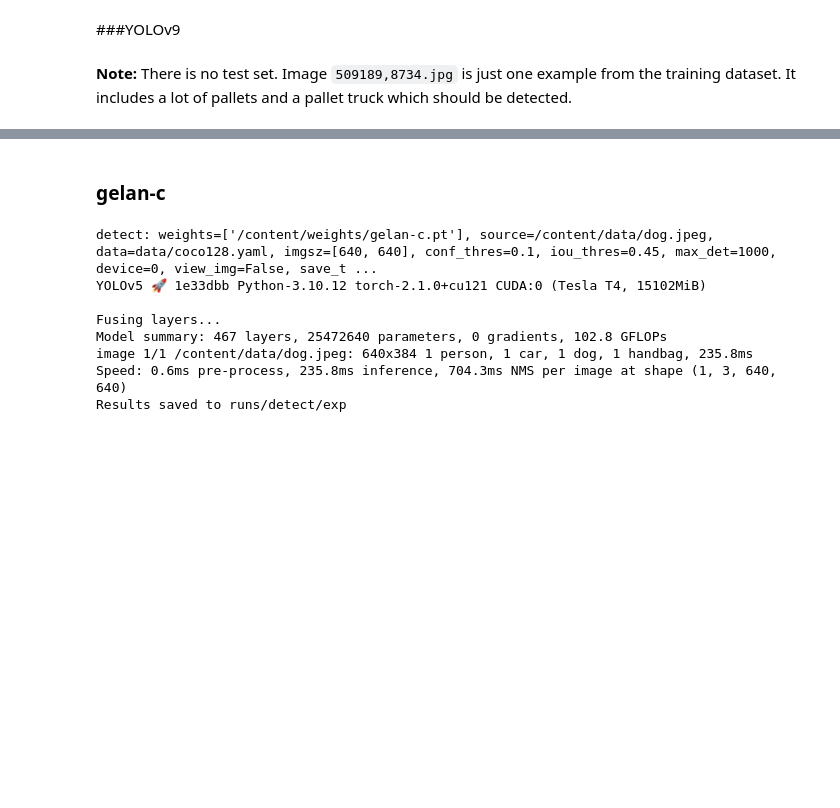
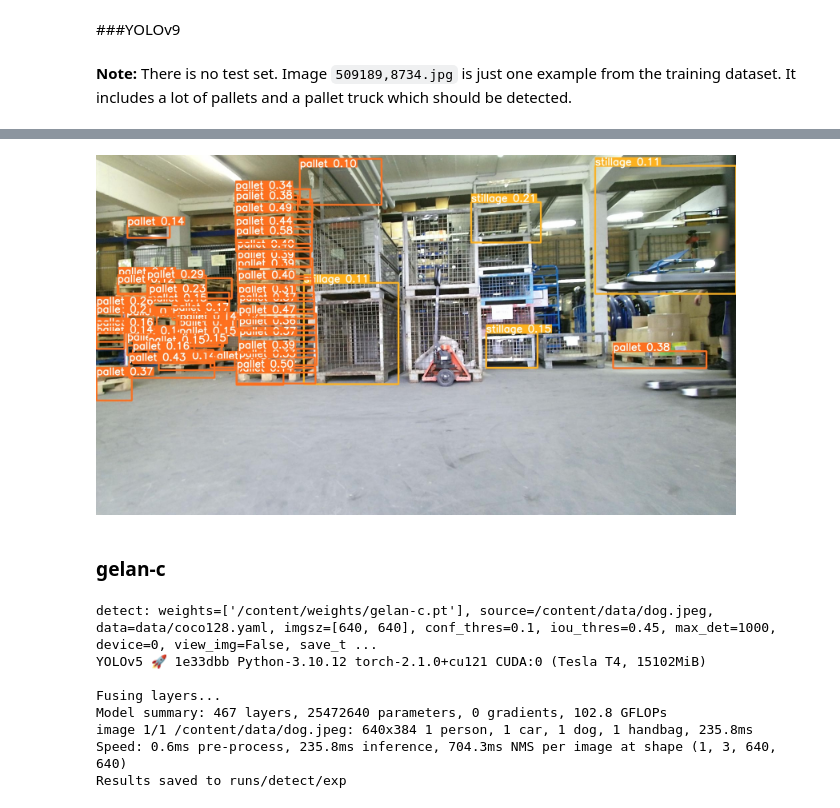
Before and after one commit to KoniHD/yolov9, a Jupyter notebook: train-yolov9.ipynb, the cells around one changed output, grey strips where cells are left out. Cells and saved outputs as stored; diff of their text form; code cells hidden in the pictures; blank space fills up the shorter version.

```diff
--- a/train-yolov9.ipynb
+++ b/train-yolov9.ipynb
@@ -144,7 +153,9 @@ TensorBoard: Start with 'tensorboard --logdir yolov9/runs/train', view at http:/
 # %%
 from IPython.display import Image
 
-Image(filename=f"{YOLO}/runs/detect/exp/509189,8734.jpg", width=600)    # or maybe width=640???
+Image(filename=f"{YOLO}/runs/detect/exp2/509189,8734.jpg", width=640)    # or maybe width=640???
+# %% [output]
+[figure, added]
 # %% [markdown]
 ### gelan-c
 # %%
```
Also changed, not shown: parts of 3 cells of this notebook.
